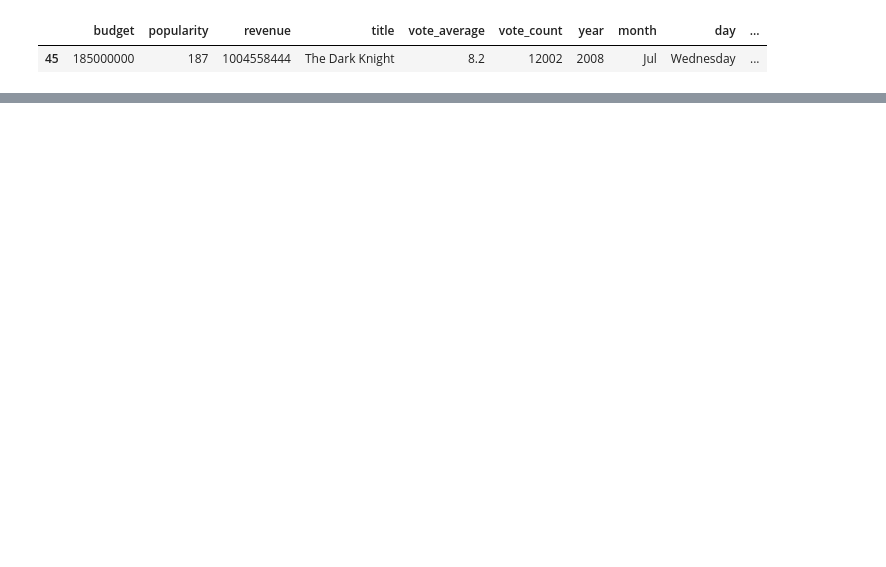
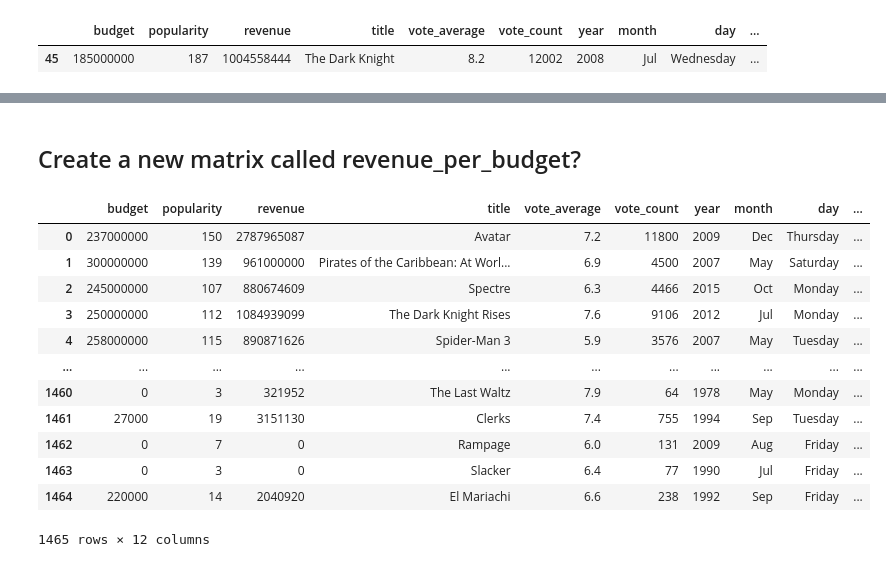
Before and after one commit to senapathi402-star/IDMB_CASE_STUDY, a Jupyter notebook: IDMB_Case_Study.ipynb, the cells around one changed output, grey strips where cells are left out. Drawn from its saved outputs; the diff is of its cells as text; code cells hidden in the pictures; blank space fills up the shorter version.

```diff
--- a/IDMB_Case_Study.ipynb
+++ b/IDMB_Case_Study.ipynb
@@ -465,0 +506,19 @@ df3.sort_values(by = 'vote_average',ascending = False)[1:2]
+# %% [markdown]
+## Create a new matrix called revenue_per_budget?
+# %%
+df['revenue_per_budget'] = (df['revenue']/df['budget']).round(2)
+df
+# %% [output]
+|  | budget | popularity | revenue | title | vote_average | vote_count | year | month | day | ... |
+| 0 | 237000000 | 150 | 2787965087 | Avatar | 7.2 | 11800 | 2009 | Dec | Thursday | ... |
+| 1 | 300000000 | 139 | 961000000 | Pirates of the Caribbean: At Worl... | 6.9 | 4500 | 2007 | May | Saturday | ... |
+| 2 | 245000000 | 107 | 880674609 | Spectre | 6.3 | 4466 | 2015 | Oct | Monday | ... |
+| 3 | 250000000 | 112 | 1084939099 | The Dark Knight Rises | 7.6 | 9106 | 2012 | Jul | Monday | ... |
+| 4 | 258000000 | 115 | 890871626 | Spider-Man 3 | 5.9 | 3576 | 2007 | May | Tuesday | ... |
+| ... | ... | ... | ... | ... | ... | ... | ... | ... | ... | ... |
+| 1460 | 0 | 3 | 321952 | The Last Waltz | 7.9 | 64 | 1978 | May | Monday | ... |
+| 1461 | 27000 | 19 | 3151130 | Clerks | 7.4 | 755 | 1994 | Sep | Tuesday | ... |
+| 1462 | 0 | 7 | 0 | Rampage | 6.0 | 131 | 2009 | Aug | Friday | ... |
+| 1463 | 0 | 3 | 0 | Slacker | 6.4 | 77 | 1990 | Jul | Friday | ... |
+| 1464 | 220000 | 14 | 2040920 | El Mariachi | 6.6 | 238 | 1992 | Sep | Friday | ... |
+1465 rows × 12 columns
```
Also changed, not shown: parts of 17 cells of this notebook.
